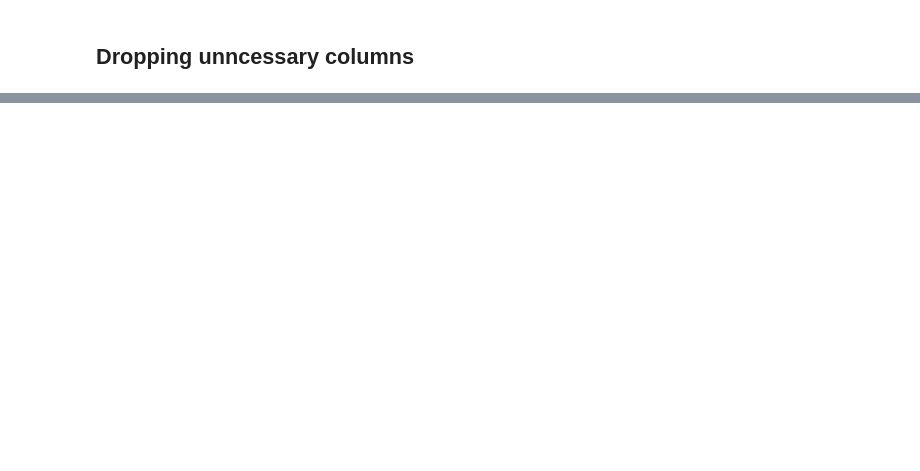
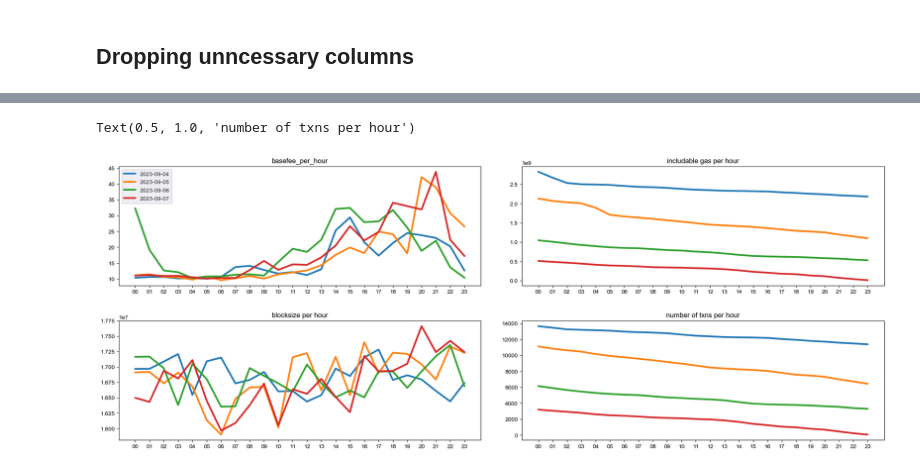
Before and after one commit to PhuongHuynh9987/CAMCOS-project, a Jupyter notebook: Code/Data-analysis.ipynb, the cells around one changed output, grey strips where cells are left out. Saved outputs shown, nothing was run; the diff lists cells and outputs as text; code cells hidden in the pictures; blank space fills up the shorter version.

```diff
--- a/Code/Data-analysis.ipynb
+++ b/Code/Data-analysis.ipynb
@@ -106,0 +215,9 @@ curblocknumber
+# %%
+per_hour = pd.DataFrame({"detect_date": detect_date,
+                         "curblocknumber": curblocknumber,
+                         "gupb": tuple(gupb),
+                         "hour": hour,
+                         "basefeepergas":basefeepergas,
+                        "blocksize":blocksize,
+                        "txn_numbers": tuple(txns)})
+per_hour
@@ -106,0 +238,28 @@ curblocknumber
+# %%
+basefee_per_hour = per_hour.groupby(["hour","detect_date"]).basefeepergas.mean().unstack()
+includable_gas_per_hour = per_hour.groupby(["hour","detect_date"]).gupb.mean().unstack()
+blocksize_per_hour = per_hour.groupby(["hour","detect_date"]).blocksize.mean().unstack()
+number_txns_per_hour = per_hour.groupby(["hour","detect_date"]).txn_numbers.mean().unstack()
+# %%
+fig, ax = plt.subplots(2,2,figsize=(20,8))
+
+# using padding to create gap between plots
+fig.tight_layout(pad=4.0)
+sns.set_style('darkgrid')
+
+ax[0,0].plot(basefee_per_hour, linewidth=3)
+ax[0,0].set_title("basefee_per_hour")
+ax[0,0].legend(basefee_per_hour.columns, loc = 2)
+
+ax[0,1].plot(includable_gas_per_hour,linewidth=3)
+ax[0,1].set_title("includable gas per hour")
+
+ax[1,0].plot(blocksize_per_hour,linewidth=3)
+ax[1,0].set_title("blocksize per hour")
+
+ax[1,1].plot(number_txns_per_hour,linewidth=3)
+ax[1,1].set_title("number of txns per hour")
+# ax[0].legend(number_txns_per_hour.columns)
+# %% [output]
+Text(0.5, 1.0, 'number of txns per hour')
+[figure, added]
```
Also changed, not shown: parts of 25 cells of this notebook.
